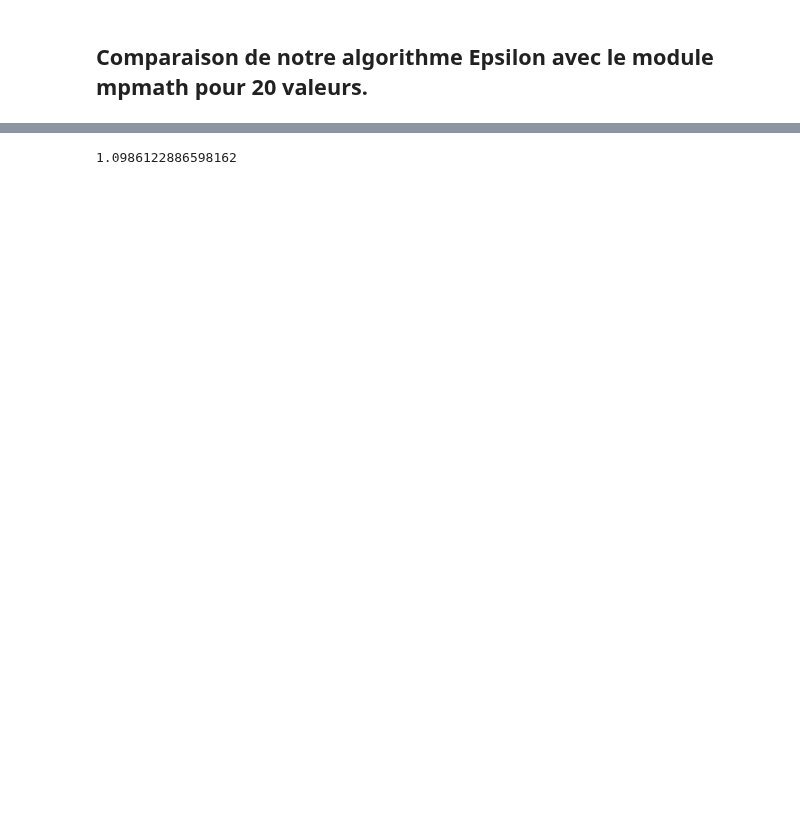
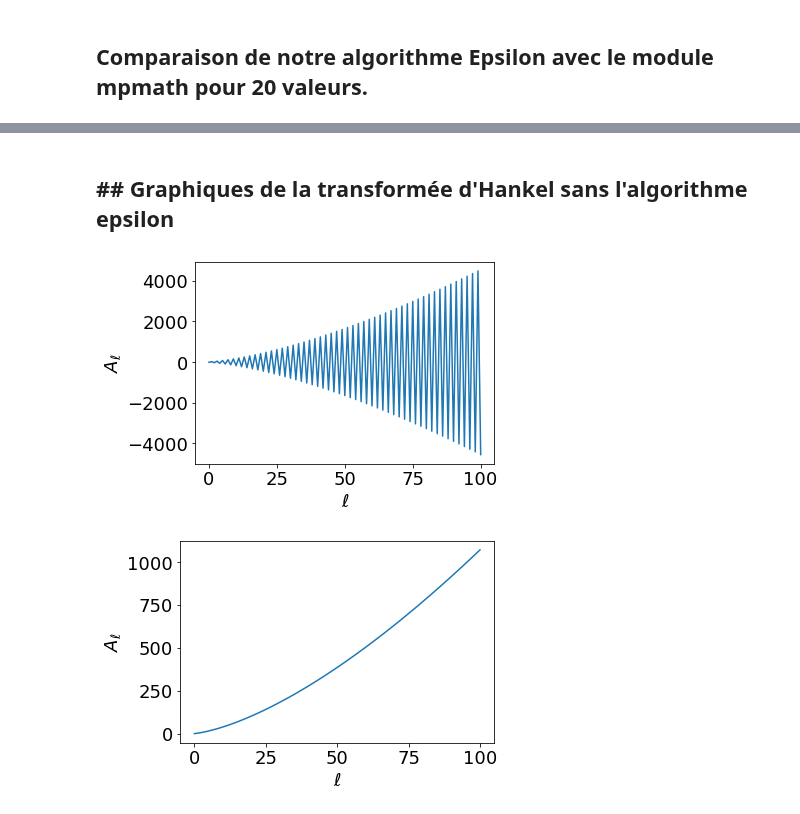
Before and after one commit to essheh/PHYZ_NUM, a Jupyter notebook: Projet/Projet.ipynb, the cells around one changed output, grey strips where cells are left out. Saved outputs shown, nothing was run; the diff lists cells and outputs as text; code cells hidden in the pictures; blank space fills up the shorter version.

```diff
--- a/Projet/Projet.ipynb
+++ b/Projet/Projet.ipynb
@@ -301,16 +426,46 @@ print(test)
-# %%
-leibnizS = lambda i: (-1) ** i * 4/(2*i+1)
-ln3S = lambda i: ((-1)**(i)) * 2**(i+1) / (i+1)
-
-print(epsilon(ln3S,20))
-# leibniz_epsi = np.zeros(49)
-
-# for n in  range(2,50):
-#     print(n)
-#     leibniz_epsi[n-1] = epsilon(leibnizS,n)
-
-# N = range(1,50)
-
-# print(leibniz_epsi,n)
-# %% [output]
-1.0986122886598162
+# %% [markdown]
+## ## Graphiques de la transformée d'Hankel sans l'algorithme epsilon
+# %%
+def f1(x):
+    return x
+p = 1
+n = 0
+L = 100
+
+p_value, partial_sums, epsilon_value = Hankel_transform(f1, p, n, L)
+
+x = np.arange(len(partial_sums))
+plt.rcParams.update({'font.size': 18})
+params = {'legend.fontsize': 9,
+          'legend.handlelength': 2}
+plt.rcParams.update(params)
+plt.plot(partial_sums)
+plt.ylabel('$A_\ell$')
+plt.xlabel('$\ell$')
+plt.tight_layout()
+plt.savefig('figures/Whitout_espilon_x', dpi=600)
+plt.show()
+
+def f1(x):
+    return np.cos(x)
+p = 1
+n = 0
+L = 100
+
+p_value, partial_sums, epsilon_value = Hankel_transform(f1, p, n, L)
+
+x = np.arange(len(partial_sums))
+
+plt.rcParams.update({'font.size': 18})
+params = {'legend.fontsize': 9,
+          'legend.handlelength': 2}
+plt.rcParams.update(params)
+plt.plot(partial_sums)
+plt.ylabel('$A_\ell$')
+plt.xlabel('$\ell$')
+plt.tight_layout()
+plt.savefig('figures/Whitout_espilon_cos', dpi=600)
+plt.show()
+# %% [output]
+[figure, added]
+[figure, added]
```
Also changed, not shown: parts of 7 cells of this notebook, 7 other files.
